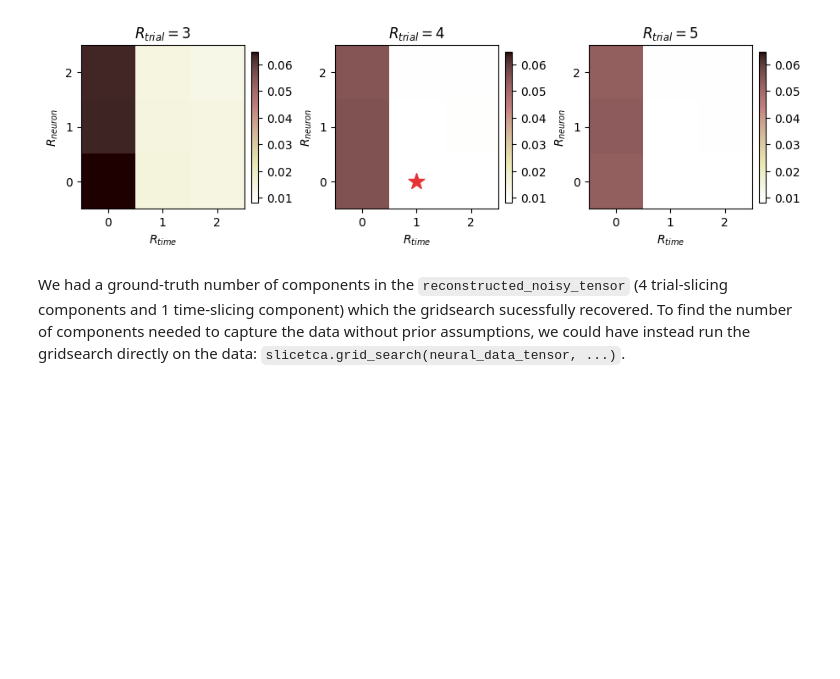
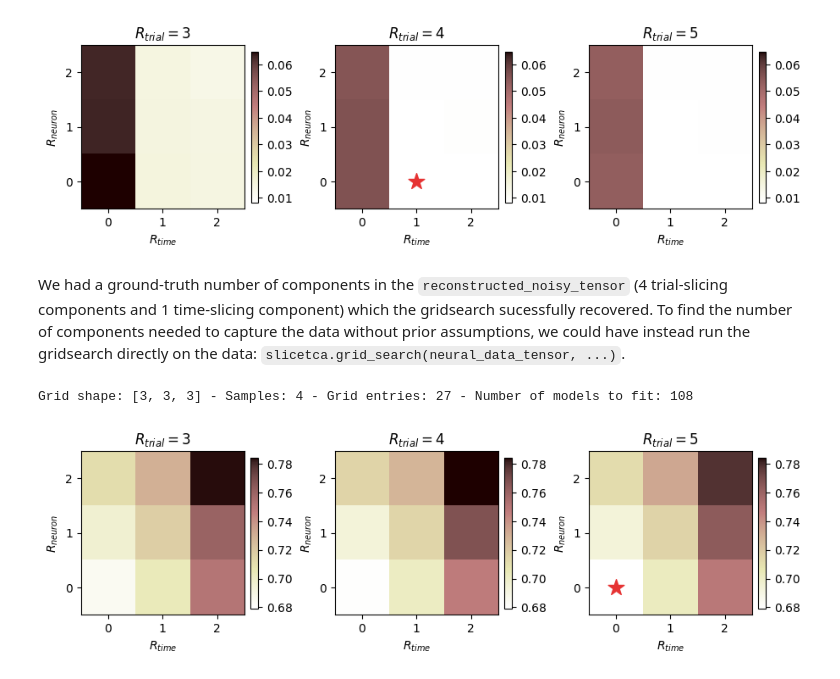
Before and after one commit to pinto-lab-nu/slicetca, a Jupyter notebook: sliceTCA_notebook_1.ipynb, the cells around one changed output. Saved outputs shown, nothing was run; the diff lists cells and outputs as text; code cells hidden in the pictures; blank space fills up the shorter version.

```diff
--- a/sliceTCA_notebook_1.ipynb
+++ b/sliceTCA_notebook_1.ipynb
@@ -328,3 +343,22 @@ vmin: 0.008309047669172287 vmax: 0.06480731815099716
 # %% [markdown]
 We had a ground-truth number of components in the
  `reconstructed_noisy_tensor` (4 trial-slicing components and 1 time-slicing component) which the gridsearch sucessfully recovered. To find the number of components needed to capture the data without prior assumptions, we could have instead run the gridsearch directly on the data: `slicetca.grid_search(neural_data_tensor, ...)`.
+# %%
+loss_grid, seed_grid = slicetca.grid_search(neural_data_tensor,
+                                            min_ranks = [3, 0, 0],
+                                            max_ranks = [5, 2, 2],
+                                            sample_size=4,
+                                            mask_train=train_mask,
+                                            mask_test=test_mask,
+                                            processes_grid=4,
+                                            seed=1,
+                                            min_std=10**-4,
+                                            learning_rate=5*10**-3,
+                                            max_iter=10**4,
+                                            positive=True)
+# %% [output]
+Grid shape: [3, 3, 3] - Samples: 4 - Grid entries: 27 - Number of models to fit: 108
+# %%
+slicetca.plot_grid(loss_grid, min_ranks=(3, 0, 0))
+# %% [output]
+[figure, added]
```
Also changed, not shown: parts of 5 cells of this notebook.
